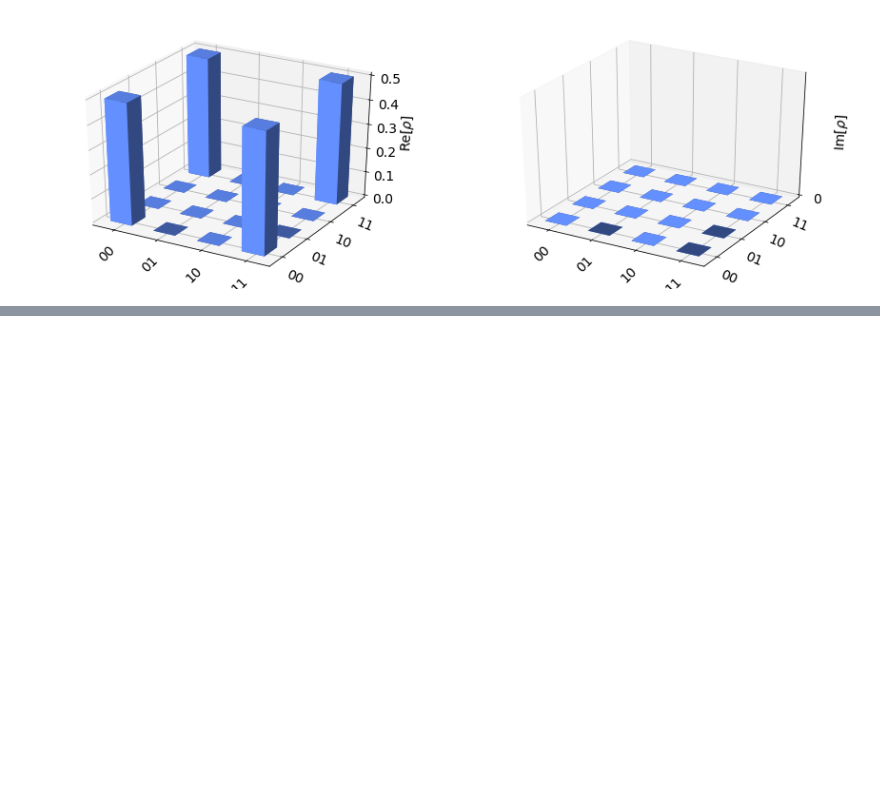
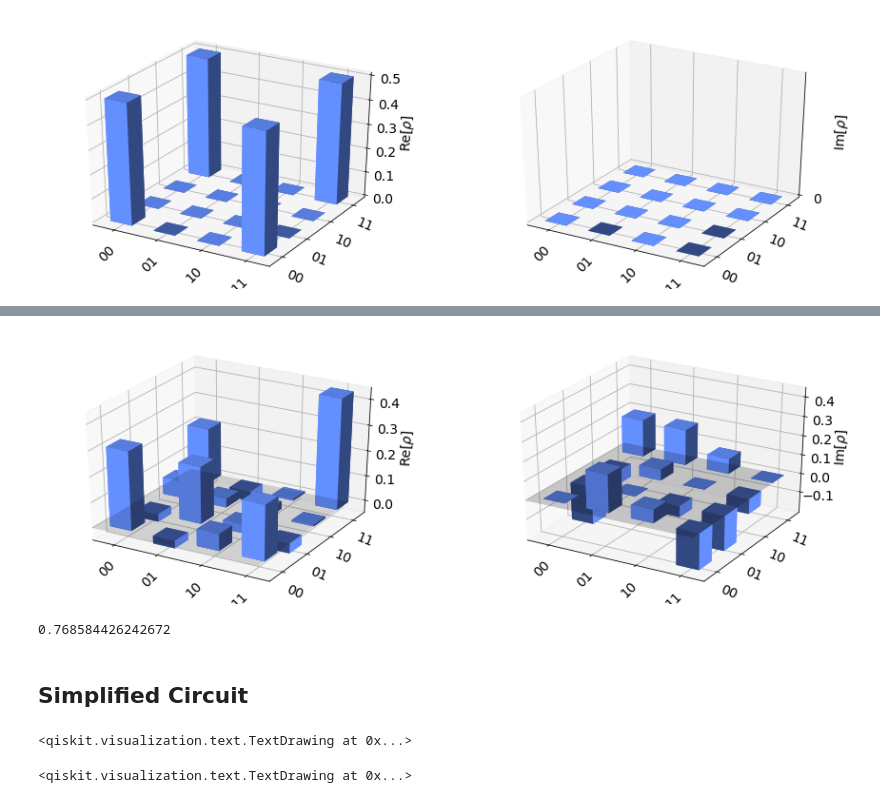
Before and after one commit to frags51/C-codes, a Jupyter notebook: assignment/quantum/proj.ipynb, the cells around one changed output, grey strips where cells are left out. Drawn from its saved outputs; the diff is of its cells as text; code cells hidden in the pictures; blank space fills up the shorter version.

Commit message:
Simpl

```diff
--- a/assignment/quantum/proj.ipynb
+++ b/assignment/quantum/proj.ipynb
@@ -183,0 +319,4 @@ plot_state_city(psi_bell)
+# %%
+correct_tomo_results = meas_fitter.filter.apply(job_tomo.result(), method='least_squares')
+# %%
+tomo_bell_2 = StateTomographyFitter(correct_tomo_results, qst_bell)
@@ -183,0 +329,59 @@ plot_state_city(psi_bell)
+# %%
+plot_state_city(rho_bell_2)
+# %% [output]
+[figure, added]
+# %%
+
+import math
+print(math.sqrt(F_bell))
+# %% [output]
+0.768584426242672
+# %% [markdown]
+## Simplified Circuit
+# %%
+qRSim = QuantumRegister(5)
+cRSim = ClassicalRegister(5)
+
+circuitSim = QuantumCircuit(qRSim)
+
+circuitSim.h(qRSim[0])
+circuitSim.cx(qRSim[0], qRSim[1])
+
+circuitSim.h(qRSim[2])
+circuitSim.cx(qRSim[2], qRSim[3])
+
+circuitSim.draw()
+# %% [output]
+<qiskit.visualization.text.TextDrawing at 0x...>
+# %%
+circuitSim.cx(2,1)
+
+circuitSim.cx(1,2)
+# Now there is entanglement b/w q[0] and q[2]
+
+circuitSim.cx(3,2)
+
+
+circuitSim.cx(2,3)
+
+
+circuitSim.cx(3,2)
+# q[2] and q[3] have been swapped
+
+circuitSim.cx(0,2)
+
+
+circuitSim.cx(3,2)
+
+
+circuitSim.cx(2,3)
+
+
+circuitSim.cx(3,2)
+
+msrCSim = QuantumCircuit(qRSim,cRSim)
+msrCSim.measure([0,2], [0,2])
+
+(circuitSim+msrCSim).draw()
+# %% [output]
+<qiskit.visualization.text.TextDrawing at 0x...>
```
Also changed, not shown: parts of 37 cells of this notebook.
